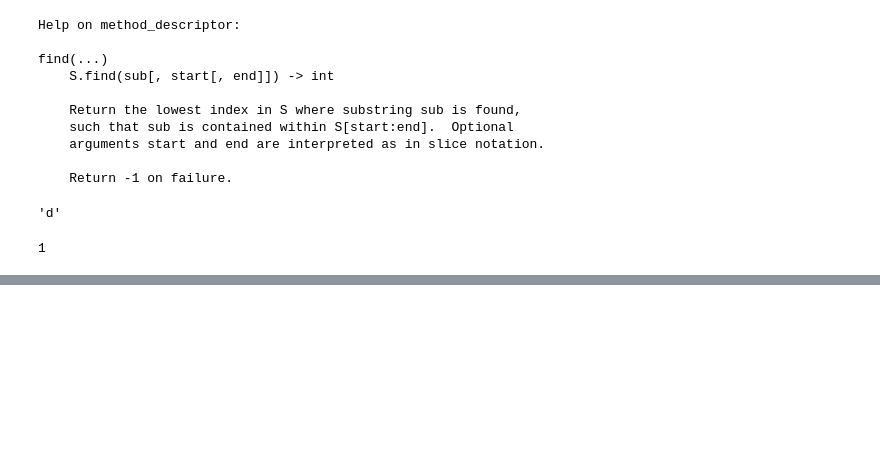
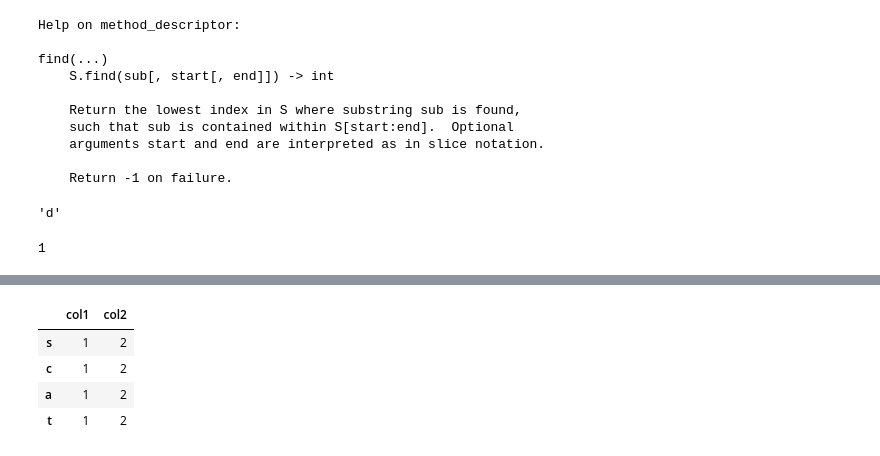
Before and after one commit to ll677/rdrobust_search2, a Jupyter notebook: scratch.ipynb, the cells around one changed output, grey strips where cells are left out. Cells and saved outputs as stored; diff of their text form; code cells hidden in the pictures; blank space fills up the shorter version.

```diff
--- a/scratch.ipynb
+++ b/scratch.ipynb
@@ -102,0 +126,10 @@ min(1,2)
+# %%
+i=pd.core.indexes.base.Index(['s','c','a','t'])
+d1=pd.DataFrame({'col1':1,'col2':2},index=i)
+d1.head()
+# %% [output]
+|  | col1 | col2 |
+| s | 1 | 2 |
+| c | 1 | 2 |
+| a | 1 | 2 |
+| t | 1 | 2 |
```
Also changed, not shown: parts of 15 cells of this notebook, 4 other files.
